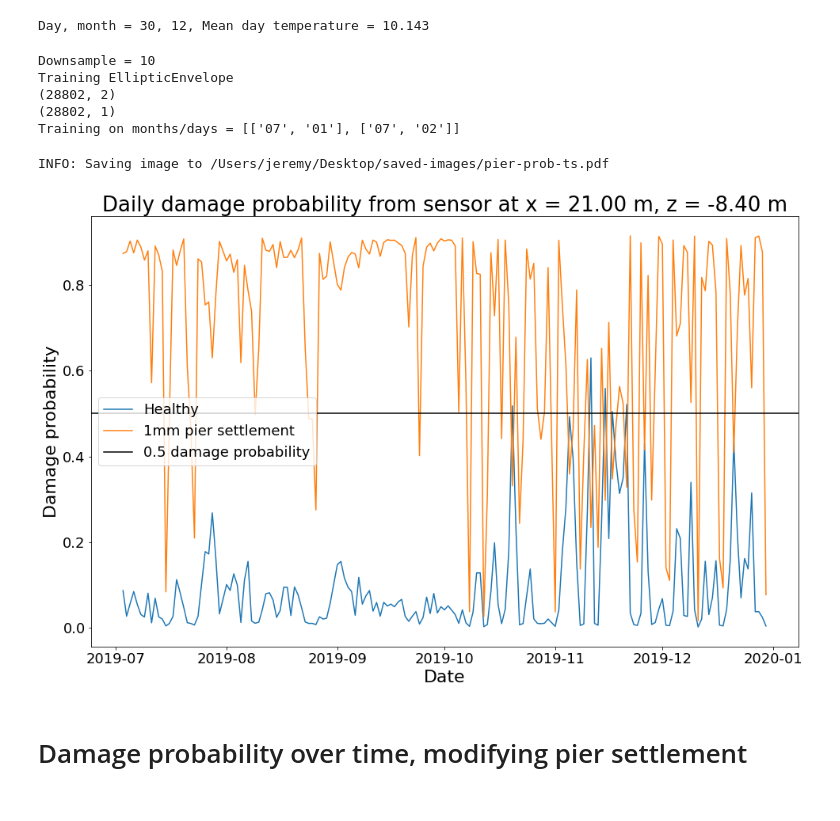
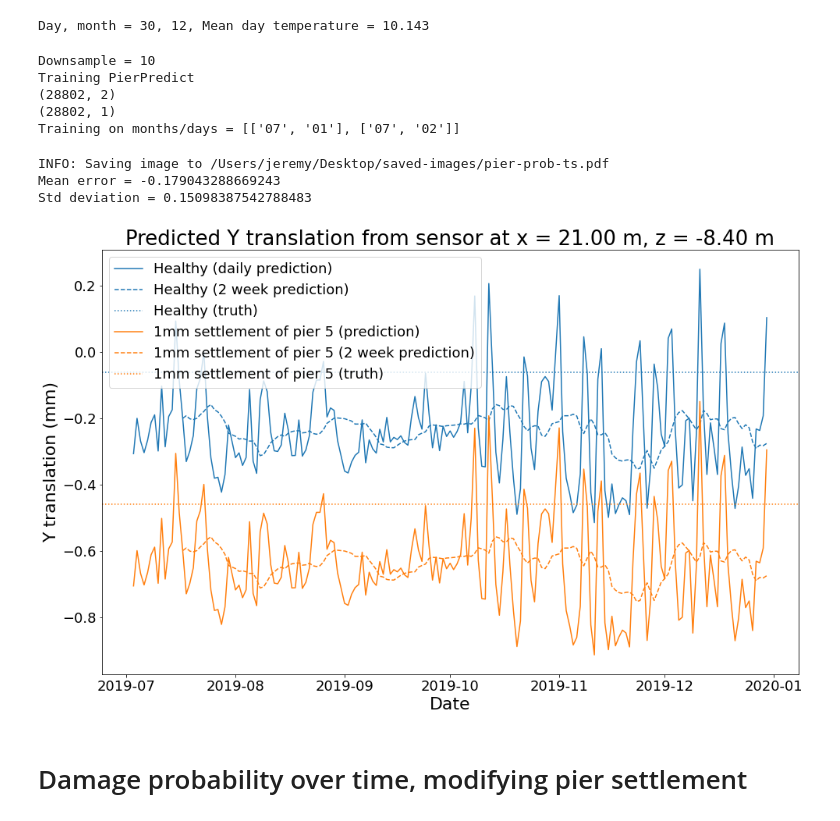
Before and after one commit to jerbaroo/bridge-sim, a Jupyter notebook: notebooks/classify.ipynb, the cells around one changed output. Cells and saved outputs as stored; diff of their text form; code cells hidden in the pictures.

```diff
--- a/notebooks/classify.ipynb
+++ b/notebooks/classify.ipynb
@@ -742,8 +749,8 @@ dec_2019_i, dec_2019_j = temperature.from_to_indices(temps_2019, from_, to)
 temp_effect_dec_y = temperature.apply(effect=effect_2019_y[dec_2019_i:dec_2019_j], responses=traffic_array_0)
 temp_effect_dec_s = temperature.apply(effect=effect_2019_s[dec_2019_i:dec_2019_j], responses=traffic_array_0)
 # %%
-signal = np.array([y_p + temp_effect_dec_y, s_p + temp_effect_dec_s]).T
-print(f"{int(signal.shape[0] * c.sensor_hz / 60)} hours")
+signal_dec_p = np.array([y_p + temp_effect_dec_y, s_p + temp_effect_dec_s]).T
+print(f"{int(signal_dec_p.shape[0] * c.sensor_hz / 60)} hours")
 day_temp = np.mean(temps_2019["temp"][dec_2019_i:dec_2019_j])
 print(f"Mean day temperature = {day_temp:.3f}")
 # %% [output]
@@ -921,11 +940,12 @@ for month_i, day_i in itertools.product([7, 8, 9, 10, 11, 12], np.arange(1, 30 +
 # %% [output]
 Day, month = 30, 12, Mean day temperature = 10.143
 # %%
-classifiers = [
 #     OneClassSVM(kernel="linear"),
 #     OneClassSVM(kernel="rbf"),
-    EllipticEnvelope()
-]
+classifiers = [PierPredict()]
+# EllipticEnvelope()
+if len(classifiers) != 1:
+    raise ValueError("Not setup to use multiple classifiers")
 # %%
 downsample = int(0.1 / c.sensor_hz)
 print(f"Downsample = {downsample}")
@@ -937,7 +957,7 @@ train_days = 2
 
 results = []  # Shape = (classifiers x 2 x pred)
 result_days = []
-for classifier in classifiers:
+for c_i, classifier in enumerate(classifiers):
     train_data = []
     for i in range(train_days):
         train_data.append(np.array(data[i][-1].T[::downsample]))
@@ -958,7 +978,10 @@ for classifier in classifiers:
         healthy_pred = model.predict(feature(healthy_data))
         pier_pred = model.predict(feature(pier_data))
         for pred in [healthy_pred, pier_pred]:
-            results[-1][-1].append(len([x for x in pred if x > 0]) / len(pred))
+            if type(model).__name__ == "PierPredict":
+                results[-1][-1].append(pred)
+            else:
+                results[-1][-1].append(len([x for x in pred if x > 0]) / len(pred))
 #         print(results[-1][-1])
 #         results[-1][-1].append()
 #         print(results[-1][-1])
@@ -970,27 +993,40 @@ for classifier in classifiers:
 # plt.legend()
 # %% [output]
 Downsample = 10
-Training EllipticEnvelope
+Training PierPredict
 (28802, 2)
 (28802, 1)
 Training on months/days = [['07', '01'], ['07', '02']]
-# %%
-for c_i, classifier in enumerate(classifiers):
-#     y = np.array(results[c_i]).T[0]
-#     plt.plot(result_days, np.ma.masked_where(y <= 0.5, y))
-#     plt.plot(result_days, np.ma.masked_where(y > 0.5, y))
-#     plt.plot(result_days, y, y_ma, label="Healthy")
-    plt.plot(result_days, np.array(results[c_i]).T[0], label="Healthy")
-    plt.plot(result_days, np.array(results[c_i]).T[1], label="1mm pier settlement")
-plt.axhline(0.5, color="black", label="0.5 damage probability")
-plt.legend()
-plt.ylabel("Damage probability")
-plt.xlabel("Date")
-plt.title(f"Daily damage probability from sensor at x = {sensor_point.x:.2f} m, z = {sensor_point.z:.2f} m")
-plt.savefig("/Users/jeremy/Desktop/saved-images/pier-prob-ts.pdf")
-# %% [output]
-INFO: Saving image to /Users/jeremy/Desktop/saved-images/pier-prob-ts.pdf
-[figure, removed]
+# %%
+plt.landscape()
+c_i = 0 # Only one classifier.
+days = 14 # Number of days for robust estimator.
+healthy_pred = np.array(results[c_i]).T[0]
+pier_pred = np.array(results[c_i]).T[1]
+healthy_robust, pier_robust = [], []
+for i in range(days, len(healthy_pred)):
+    healthy_robust.append(np.mean(healthy_pred[i-days:i]))
+    pier_robust.append(np.mean(pier_pred[i-days:i]))
+
+plt.plot(result_days, healthy_pred, label="Healthy (daily prediction)")
+plt.plot(result_days[days:], healthy_robust, color="tab:blue", linestyle="dashed", label="Healthy (2 week prediction)")
+plt.axhline(np.median(y_h), color="tab:blue", linestyle="dotted", label="Healthy (truth)")
+plt.plot(result_days, pier_pred, label="1mm settlement of pier 5 (prediction)")
+plt.plot(result_days[days:], pier_robust, color="tab:orange", linestyle="dashed", label="1mm settlement of pier 5 (2 week prediction)")
+plt.axhline(np.median(y_p), color="tab:orange", linestyle="dotted", label="1mm settlement of pier 5 (truth)")
+plt.legend()
+plt.ylabel("Y translation (mm)")
+plt.xlabel("Date")
+plt.title(f"Predicted Y translation from sensor at x = {sensor_point.x:.2f} m, z = {sensor_point.z:.2f} m")
+plt.savefig(os.path.join(IMAGE_PATH, "pier-prob-ts.pdf"))
+mean_error = np.mean(np.array(pier_pred[days:]) - np.median(y_p))
+print(f"Mean error = {mean_error}")
+print(f"Std deviation = {np.std(np.array(pier_pred[days:]))}")
+# %% [output]
+INFO: Saving image to /Users/jeremy/Desktop/saved-images/pier-prob-ts.pdf
+Mean error = -0.179043288669243
+Std deviation = 0.15098387542788483
+[figure, added]
 # %% [markdown]
 # Damage probability over time, modifying pier settlement
 # %%
```
Also changed, not shown: parts of 24 cells of this notebook, 4 other files.
